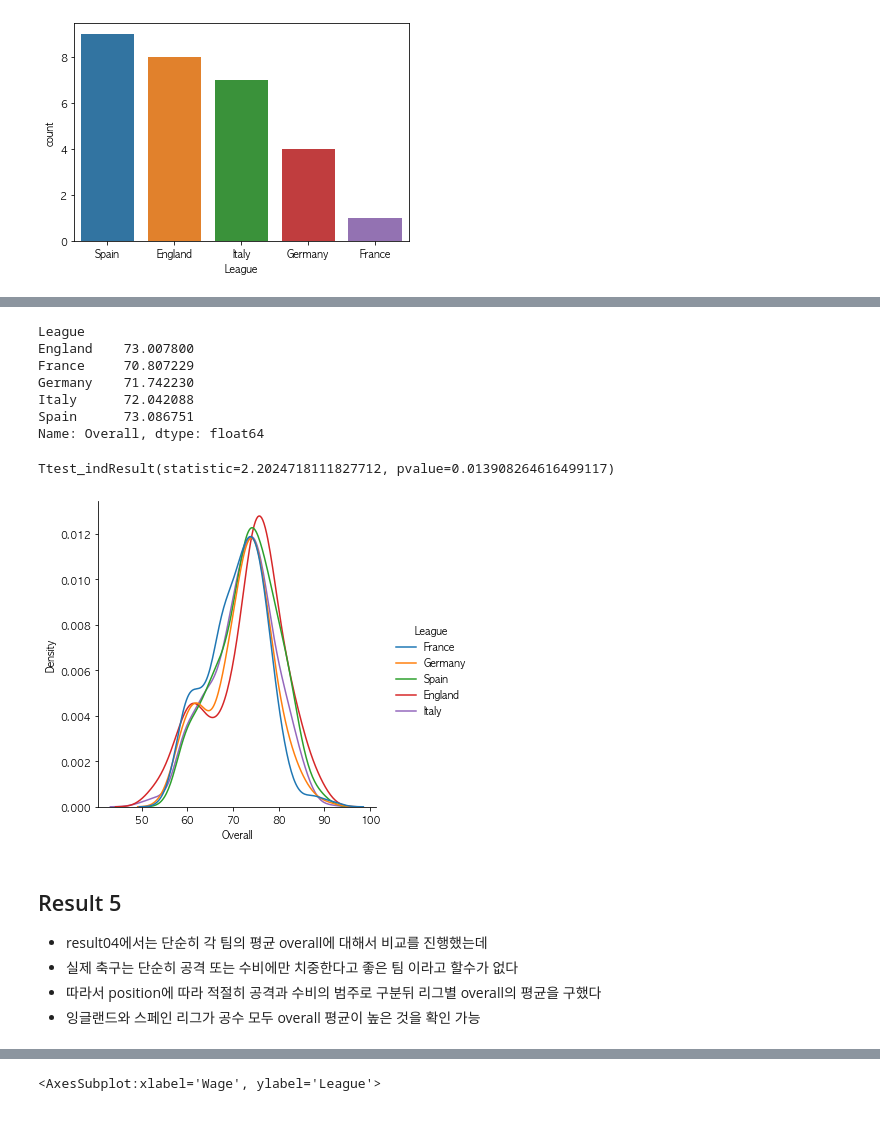
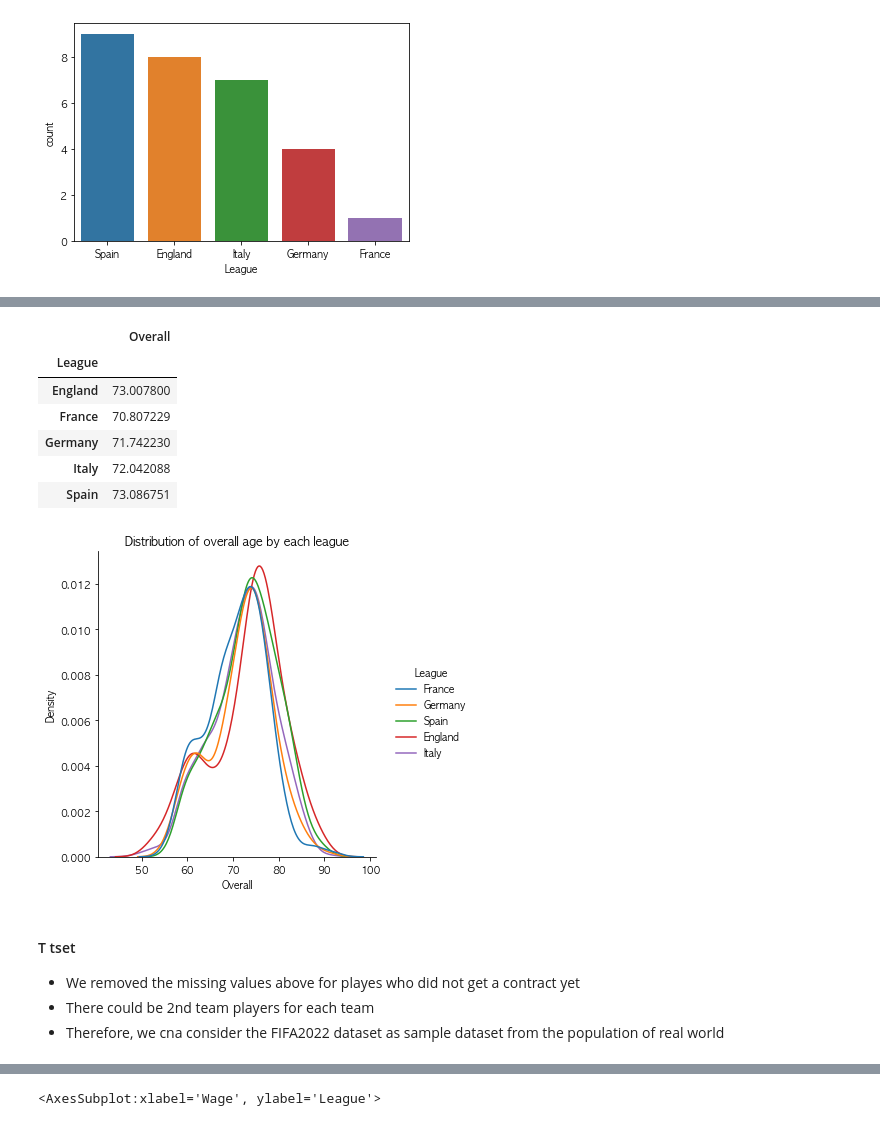
Before and after one commit to tommylee8939/TIL, a Jupyter notebook: Python/Python_data_science/FIFA2022.ipynb, the cells around one changed output, grey strips where cells are left out. Saved outputs shown, nothing was run; the diff lists cells and outputs as text; code cells hidden in the pictures.

```diff
--- a/Python/Python_data_science/FIFA2022.ipynb
+++ b/Python/Python_data_science/FIFA2022.ipynb
@@ -528,30 +603,27 @@ sns.countplot(data = df[1:30],x='League',order=df[1:30]['League'].value_counts()
 # %%
-fifa[fifa['League']!='Else'].groupby('League')['Overall'].mean()
+fifa[fifa['League']!='Else'].groupby('League')[['Overall']].mean()
 # %% [output]
-League
-England    73.007800
-France     70.807229
-Germany    71.742230
-Italy      72.042088
-Spain      73.086751
-Name: Overall, dtype: float64
+|  | Overall |
+| League |  |
+| England | 73.007800 |
+| France | 70.807229 |
+| Germany | 71.742230 |
+| Italy | 72.042088 |
+| Spain | 73.086751 |
 # %%
 # distribution of overall by league
 sns.displot(fifa[fifa['League']!='Else'],x='Overall',hue='League',kind='kde')
+plt.title('Distribution of overall age by each league')
+plt.show()
 
 
-# 모집단이 존재한다는 가정
-# t 검정
-import scipy
-scipy.stats.ttest_ind(fifa['Overall'][fifa['League']=='England'],fifa['Overall'][fifa['League']=='Spain'])
-
-scipy.stats.ttest_ind(fifa['Overall'][fifa['League']=='England'],fifa['Overall'][fifa['League']=='Italy'],alternative='greater')
+# Compare Enalgnd and Spain
+# The reason why Spain has the aveage overall in the above table is that-
+# -England has high density for low overall playes.
 # %% [output]
-Ttest_indResult(statistic=2.2024718111827712, pvalue=0.013908264616499117)
-[figure, old version]
+[figure, new version]
-# %% [markdown]
-## Result 5
-- result04에서는 단순히 각 팀의 평균 overall에 대해서 비교를 진행했는데
-- 실제 축구는 단순히 공격 또는 수비에만 치중한다고 좋은 팀 이라고 할수가 없다
-- 따라서 position에 따라 적절히 공격과 수비의 범주로 구분뒤 리그별 overall의 평균을 구했다
-- 잉글랜드와 스페인 리그가 공수 모두 overall 평균이 높은 것을 확인 가능
+# %% [markdown]
+#### T tset
+- We removed the missing values above for playes who did not get a contract yet
+- There could be 2nd team players for each team
+- Therefore, we cna consider the FIFA2022 dataset as sample dataset from the population of real world
```
Also changed, not shown: parts of 71 cells of this notebook.
